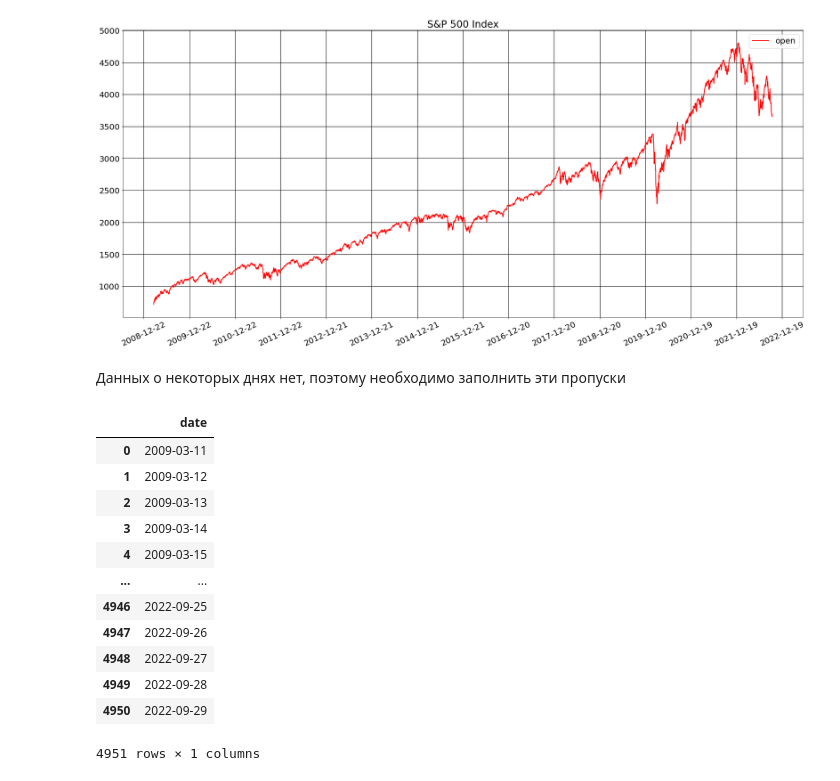
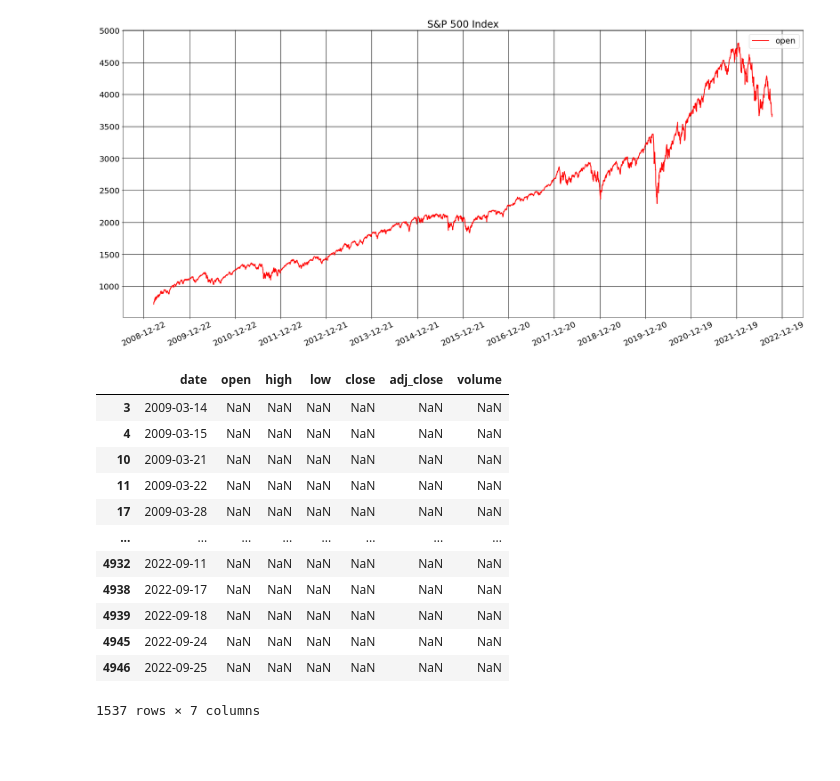
Before and after one commit to ChingisBadmaev/s_and_p_500_index_analysis, a Jupyter notebook: analysis.ipynb, the cells around one changed output. Drawn from its saved outputs; the diff is of its cells as text; code cells hidden in the pictures; blank space fills up the shorter version.

```diff
--- a/analysis.ipynb
+++ b/analysis.ipynb
@@ -122,25 +112,25 @@ plt.legend(pd.DataFrame(data.open))
 plt.show()
 # %% [output]
 [figure]
-# %% [markdown]
-Данных о некоторых днях нет, поэтому необходимо заполнить эти пропуски
 # %%
+# Данных о некоторых днях нет, т.к. это выходные дни, когда биржа не работает.
 city_data = {
     'date':pd.date_range(start = "20090311", end = "20220929", freq = "D"),
 }
 all_data = pd.DataFrame(city_data)
-all_data
+all_data = all_data.merge(data_actual, on='date', how='left')
+all_data[all_data.isnull().any(1)]
 # %% [output]
-|  | date |
-| 0 | 2009-03-11 |
-| 1 | 2009-03-12 |
-| 2 | 2009-03-13 |
-| 3 | 2009-03-14 |
-| 4 | 2009-03-15 |
-| ... | ... |
-| 4946 | 2022-09-25 |
-| 4947 | 2022-09-26 |
-| 4948 | 2022-09-27 |
-| 4949 | 2022-09-28 |
-| 4950 | 2022-09-29 |
+|  | date | open | high | low | close | adj_close | volume |
+| 3 | 2009-03-14 | NaN | NaN | NaN | NaN | NaN | NaN |
+| 4 | 2009-03-15 | NaN | NaN | NaN | NaN | NaN | NaN |
+| 10 | 2009-03-21 | NaN | NaN | NaN | NaN | NaN | NaN |
+| 11 | 2009-03-22 | NaN | NaN | NaN | NaN | NaN | NaN |
+| 17 | 2009-03-28 | NaN | NaN | NaN | NaN | NaN | NaN |
+| ... | ... | ... | ... | ... | ... | ... | ... |
+| 4932 | 2022-09-11 | NaN | NaN | NaN | NaN | NaN | NaN |
+| 4938 | 2022-09-17 | NaN | NaN | NaN | NaN | NaN | NaN |
+| 4939 | 2022-09-18 | NaN | NaN | NaN | NaN | NaN | NaN |
+| 4945 | 2022-09-24 | NaN | NaN | NaN | NaN | NaN | NaN |
+| 4946 | 2022-09-25 | NaN | NaN | NaN | NaN | NaN | NaN |
-4951 rows × 1 columns
+1537 rows × 7 columns
```
Also changed, not shown: parts of 21 cells of this notebook.
